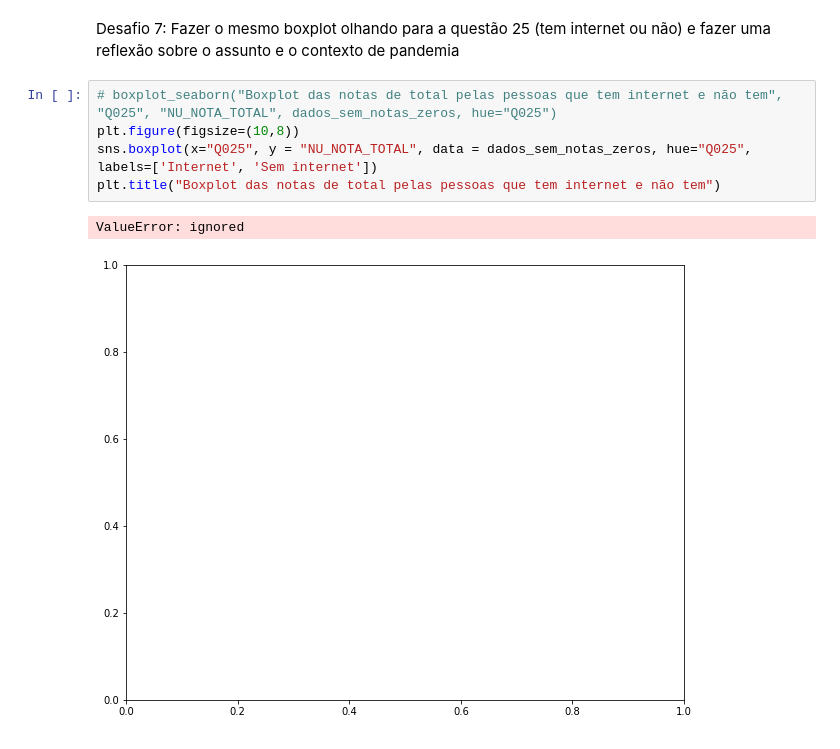
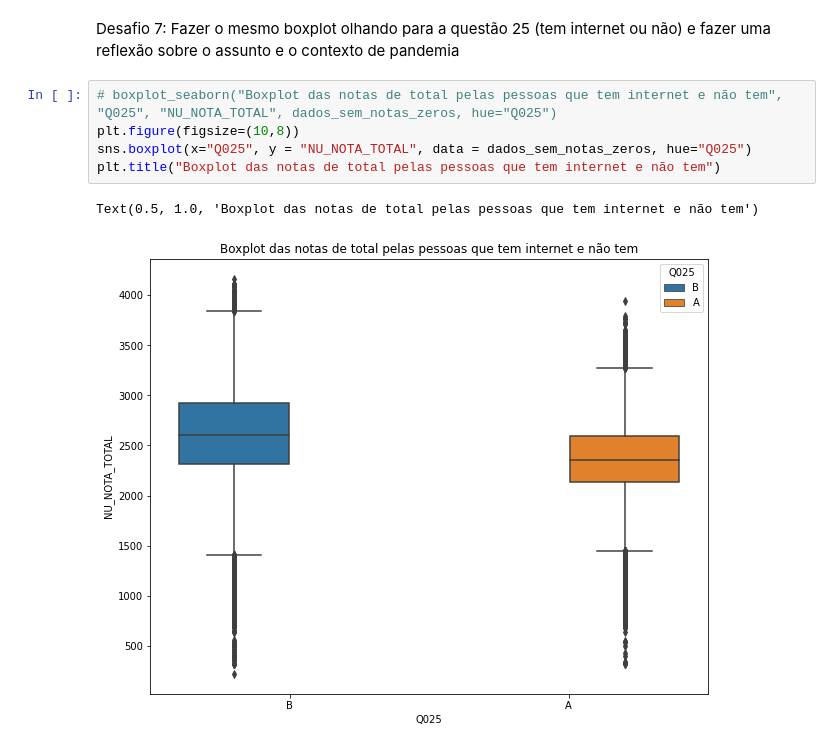
Before and after one commit to KaduMelo/imersao-dados, a Jupyter notebook: Aula1.ipynb, the cells around one changed output. Cells and saved outputs as stored; diff of their text form.

Commit message:
#2 Atualizando erro ao plotar notas com pessoas sem e com internet

```diff
--- a/Aula1.ipynb
+++ b/Aula1.ipynb
@@ -426,8 +426,8 @@ Desafio 7: Fazer o mesmo boxplot olhando para a questão 25 (tem internet ou nã
 # %%
 # boxplot_seaborn("Boxplot das notas de total pelas pessoas que tem internet e não tem", "Q025", "NU_NOTA_TOTAL", dados_sem_notas_zeros, hue="Q025")
 plt.figure(figsize=(10,8))
-sns.boxplot(x="Q025", y = "NU_NOTA_TOTAL", data = dados_sem_notas_zeros, hue="Q025", labels=['Internet', 'Sem internet'])
+sns.boxplot(x="Q025", y = "NU_NOTA_TOTAL", data = dados_sem_notas_zeros, hue="Q025")
 plt.title("Boxplot das notas de total pelas pessoas que tem internet e não tem")
 # %% [output]
-ValueError: ignored
+Text(0.5, 1.0, 'Boxplot das notas de total pelas pessoas que tem internet e não tem')
-[figure, old version]
+[figure, new version]
```
Also changed, not shown: parts of 4 cells of this notebook.
